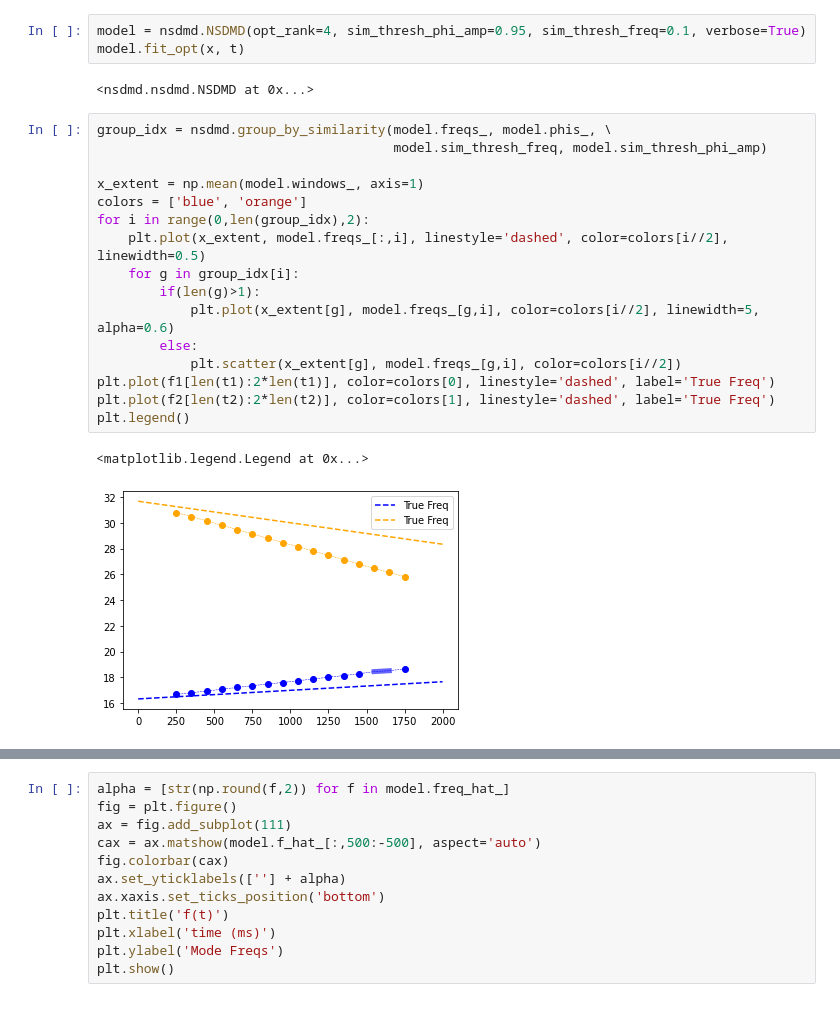
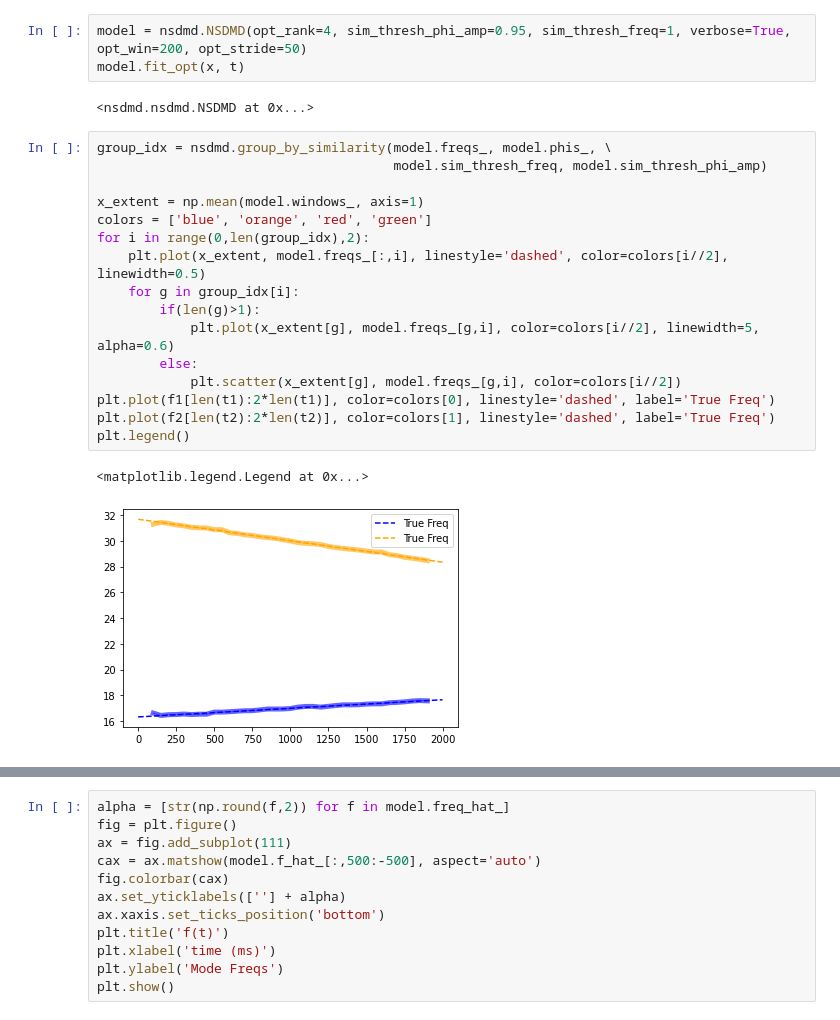
Before and after one commit to learning-2-learn/nsdmd, a Jupyter notebook: examples/freq_drift_demo.ipynb, the cells around one changed output, grey strips where cells are left out. Saved outputs shown, nothing was run; the diff lists cells and outputs as text.

```diff
--- a/examples/freq_drift_demo.ipynb
+++ b/examples/freq_drift_demo.ipynb
@@ -36,27 +41,27 @@ Text(0, 0.5, 'Channel')
 # %%
-model = nsdmd.NSDMD(opt_rank=4, sim_thresh_phi_amp=0.95, sim_thresh_freq=0.1, verbose=True)
+model = nsdmd.NSDMD(opt_rank=4, sim_thresh_phi_amp=0.95, sim_thresh_freq=1, verbose=True, opt_win=200, opt_stride=50)
 model.fit_opt(x, t)
 # %% [output]
 <nsdmd.nsdmd.NSDMD at 0x...>
 # %%
 group_idx = nsdmd.group_by_similarity(model.freqs_, model.phis_, \
                                       model.sim_thresh_freq, model.sim_thresh_phi_amp)
 
 x_extent = np.mean(model.windows_, axis=1)
-colors = ['blue', 'orange']
+colors = ['blue', 'orange', 'red', 'green']
 for i in range(0,len(group_idx),2):
     plt.plot(x_extent, model.freqs_[:,i], linestyle='dashed', color=colors[i//2], linewidth=0.5)
     for g in group_idx[i]:
         if(len(g)>1):
             plt.plot(x_extent[g], model.freqs_[g,i], color=colors[i//2], linewidth=5, alpha=0.6)
         else:
             plt.scatter(x_extent[g], model.freqs_[g,i], color=colors[i//2])
 plt.plot(f1[len(t1):2*len(t1)], color=colors[0], linestyle='dashed', label='True Freq')
 plt.plot(f2[len(t2):2*len(t2)], color=colors[1], linestyle='dashed', label='True Freq')
 plt.legend()
 # %% [output]
 <matplotlib.legend.Legend at 0x...>
-[figure, old version]
+[figure, new version]
 # %%
 model.fit_reduction(x, t)
 # %% [output]
```
Also changed, not shown: parts of 5 cells of this notebook, 3 other files.
